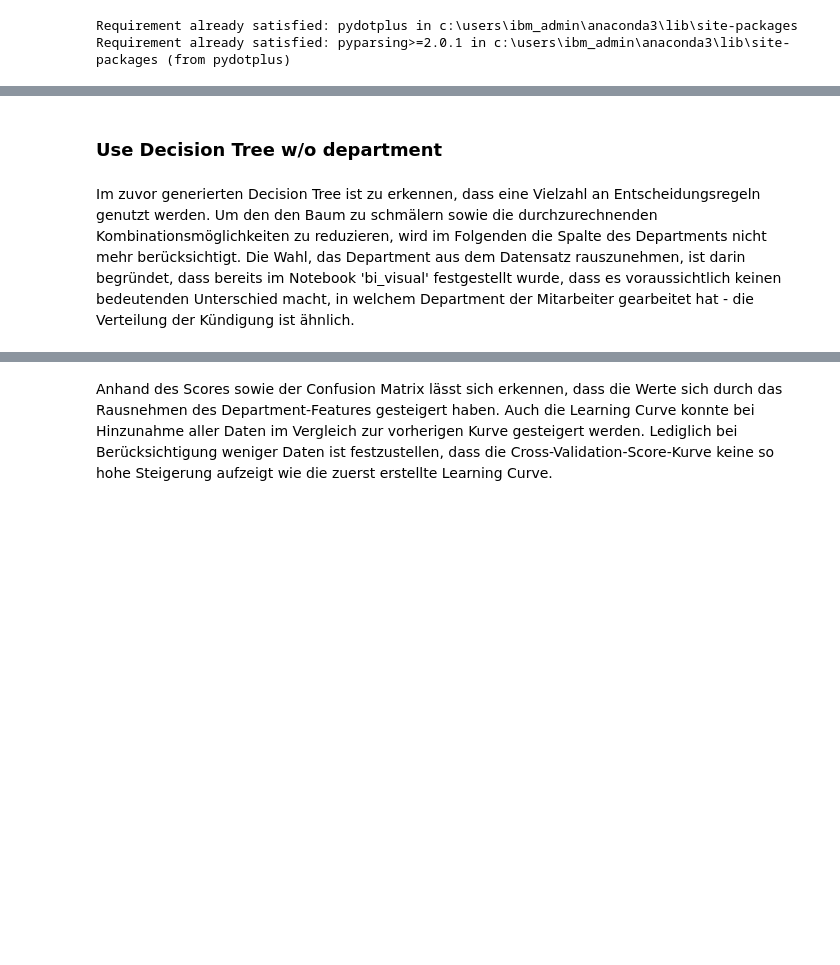
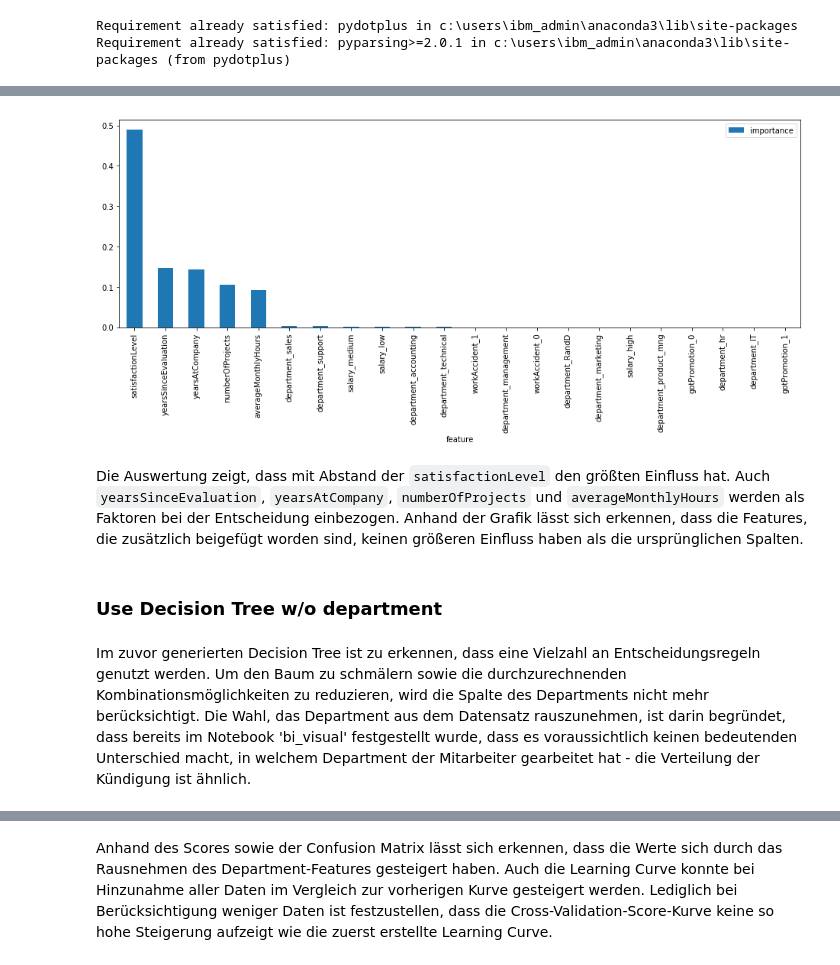
Before and after one commit to hhz-analytics-team/hr-competition, a Jupyter notebook: hr_competition_26_decision_tree.ipynb, the cells around one changed output, grey strips where cells are left out. Saved outputs shown, nothing was run; the diff lists cells and outputs as text; code cells hidden in the pictures; blank space fills up the shorter version.

```diff
--- a/hr_competition_26_decision_tree.ipynb
+++ b/hr_competition_26_decision_tree.ipynb
@@ -155,0 +162,3 @@ from IPython.display import Image
+# %%
+# Auslesen der Feature Importance
+importance = list(clf.feature_importances_)
@@ -155,0 +169,7 @@ from IPython.display import Image
+# %%
+feature_importance = pd.DataFrame(
+    {'feature': columns,
+     'importance': importance
+    })
+feature_importance.set_index(['feature'], inplace=True)
+feature_importance.sort_values('importance', ascending=False)
@@ -156,7 +195,13 @@ from IPython.display import Image
+# %%
+feature_importance.sort_values('importance', ascending=False).plot(kind='bar', figsize=(16,5));
+# %% [output]
+[figure, added]
+# %% [markdown]
+Die Auswertung zeigt, dass mit Abstand der `satisfactionLevel` den größten Einfluss hat. Auch `yearsSinceEvaluation`, `yearsAtCompany`, `numberOfProjects` und `averageMonthlyHours` werden als Faktoren bei der Entscheidung einbezogen. Anhand der Grafik lässt sich erkennen, dass die Features, die zusätzlich beigefügt worden sind, keinen größeren Einfluss haben als die ursprünglichen Spalten.
 # %% [markdown]
 ### Use Decision Tree w/o department
 # %% [markdown]
-Im zuvor generierten Decision Tree ist zu erkennen, dass eine Vielzahl an Entscheidungsregeln genutzt werden. Um den den Baum zu schmälern sowie die durchzurechnenden Kombinationsmöglichkeiten zu reduzieren, wird im Folgenden die Spalte des Departments nicht mehr berücksichtigt. Die Wahl, das Department aus dem Datensatz rauszunehmen, ist darin begründet, dass bereits im Notebook 'bi_visual' festgestellt wurde, dass es voraussichtlich keinen bedeutenden Unterschied macht, in welchem Department der Mitarbeiter gearbeitet hat - die Verteilung der Kündigung ist ähnlich.
+Im zuvor generierten Decision Tree ist zu erkennen, dass eine Vielzahl an Entscheidungsregeln genutzt werden. Um den Baum zu schmälern sowie die durchzurechnenden Kombinationsmöglichkeiten zu reduzieren, wird die Spalte des Departments nicht mehr berücksichtigt. Die Wahl, das Department aus dem Datensatz rauszunehmen, ist darin begründet, dass bereits im Notebook 'bi_visual' festgestellt wurde, dass es voraussichtlich keinen bedeutenden Unterschied macht, in welchem Department der Mitarbeiter gearbeitet hat - die Verteilung der Kündigung ist ähnlich.
 # %%
 # Laden der Trainings- und Testdaten ohne das Feature Department
 X = np.load(file='exchange/hr_06_X_wodept.npy')
```
Also changed, not shown: parts of 82 cells of this notebook, 34 other files.
